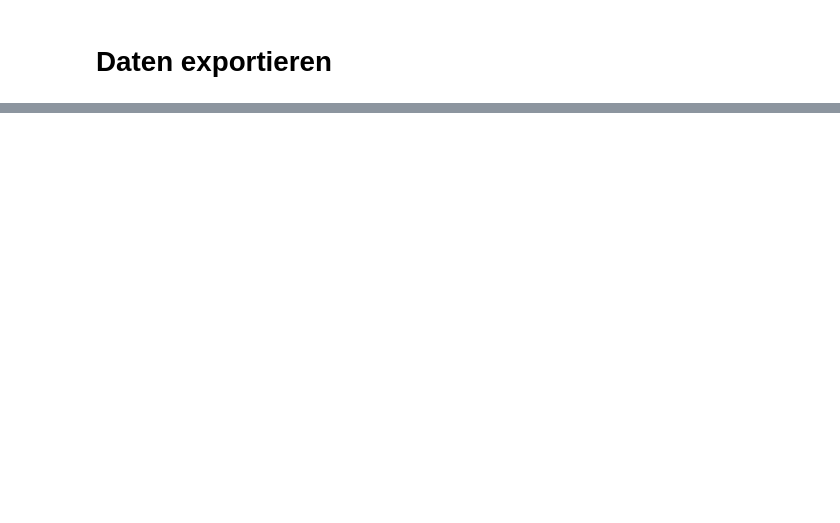
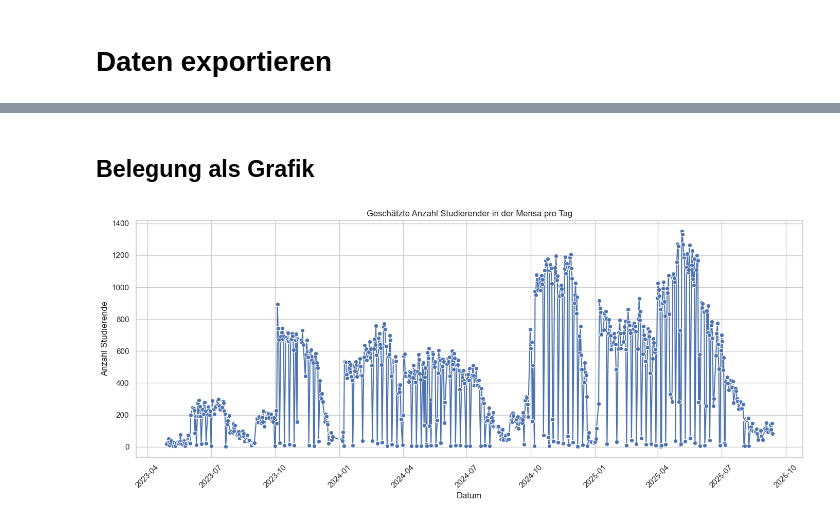
Before and after one commit to HendrikMeyer02/calender-data, a Jupyter notebook: Synthetische_Daten.ipynb, the cells around one changed output, grey strips where cells are left out. Saved outputs shown, nothing was run; the diff lists cells and outputs as text; code cells hidden in the pictures; blank space fills up the shorter version.

```diff
--- a/Synthetische_Daten.ipynb
+++ b/Synthetische_Daten.ipynb
@@ -197,0 +349,17 @@ df_vorlesungen_final.head(1000)
+# %% [markdown]
+## Belegung als Grafik
+# %%
+sns.set(style="whitegrid")
+plt.figure(figsize=(14, 6))
+
+# Liniendiagramm: Anzahl Studierende in der Mensa pro Tag
+sns.lineplot(data=mensa_df, x="Datum", y="Anzahl_Studierende_Mensa", marker="o")
+
+plt.title("Geschätzte Anzahl Studierender in der Mensa pro Tag")
+plt.xlabel("Datum")
+plt.ylabel("Anzahl Studierende")
+plt.xticks(rotation=45)
+plt.tight_layout()
+plt.show()
+# %% [output]
+[figure, added]
```
Also changed, not shown: parts of 12 cells of this notebook, 3 other files.
